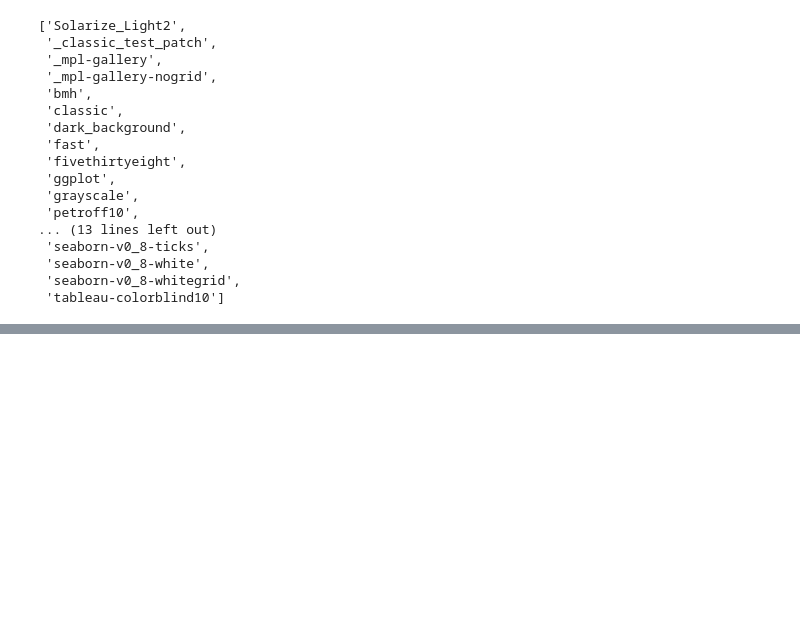
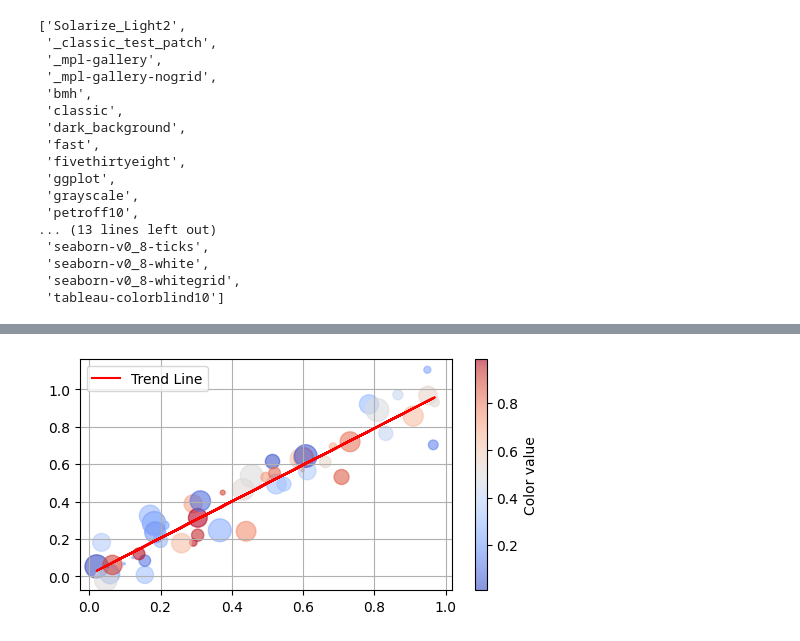
Before and after one commit to mseifoori/Machine-Learning-Exercises, a Jupyter notebook: Data_Visualization/plotting_with_matplotlib_notes.ipynb, the cells around one changed output, grey strips where cells are left out. Saved outputs shown, nothing was run; the diff lists cells and outputs as text; code cells hidden in the pictures; blank space fills up the shorter version.

```diff
--- a/Data_Visualization/plotting_with_matplotlib_notes.ipynb
+++ b/Data_Visualization/plotting_with_matplotlib_notes.ipynb
@@ -136,0 +156,29 @@ plt.rcParams.update(plt.rcParamsDefault)
+# %%
+# 2b.
+# Scatter Plots and their customization:
+np.random.seed(42)
+x = np.random.rand(50)
+y = x + np.random.normal(0, 0.1, 50)
+colors = np.random.rand(50)
+sizes = 300 * np.random.rand(50)
+
+fig, ax = plt.subplots(figsize=(6, 3))
+
+scatter = ax.scatter(x, y, c=colors, s=sizes, alpha=0.6, cmap='coolwarm')
+
+ax.grid()
+
+# to set colorbar:
+# Note: 'cmap=viridis' is the default for the colorbar.
+fig.colorbar(scatter).set_label('Color value')
+
+# to set a trend line:
+z = np.polyfit(x, y, 1)
+p = np.poly1d(z)
+ax.plot(x, p(x), c='red', label='Trend Line')
+
+ax.legend()
+
+fig
+# %% [output]
+[figure, added]
```
Also changed, not shown: parts of 8 cells of this notebook, 6 other files.
